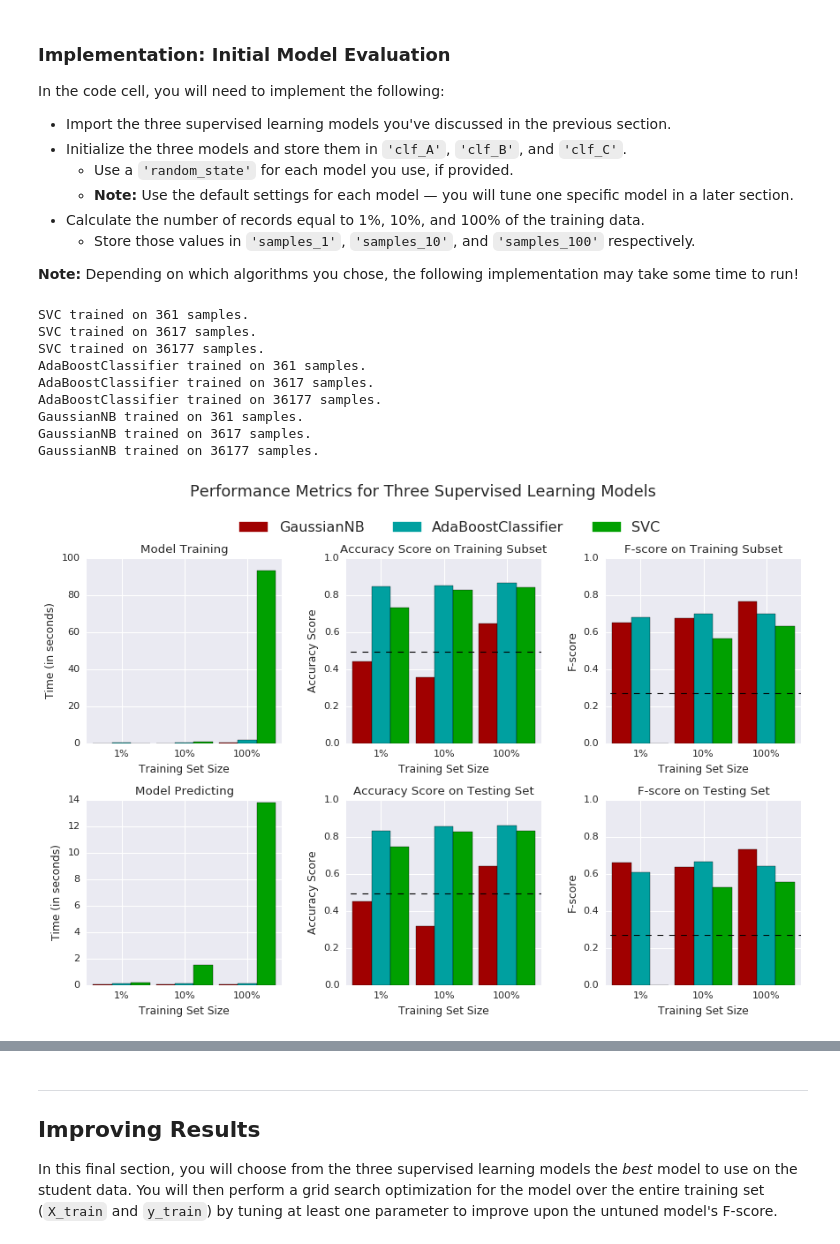
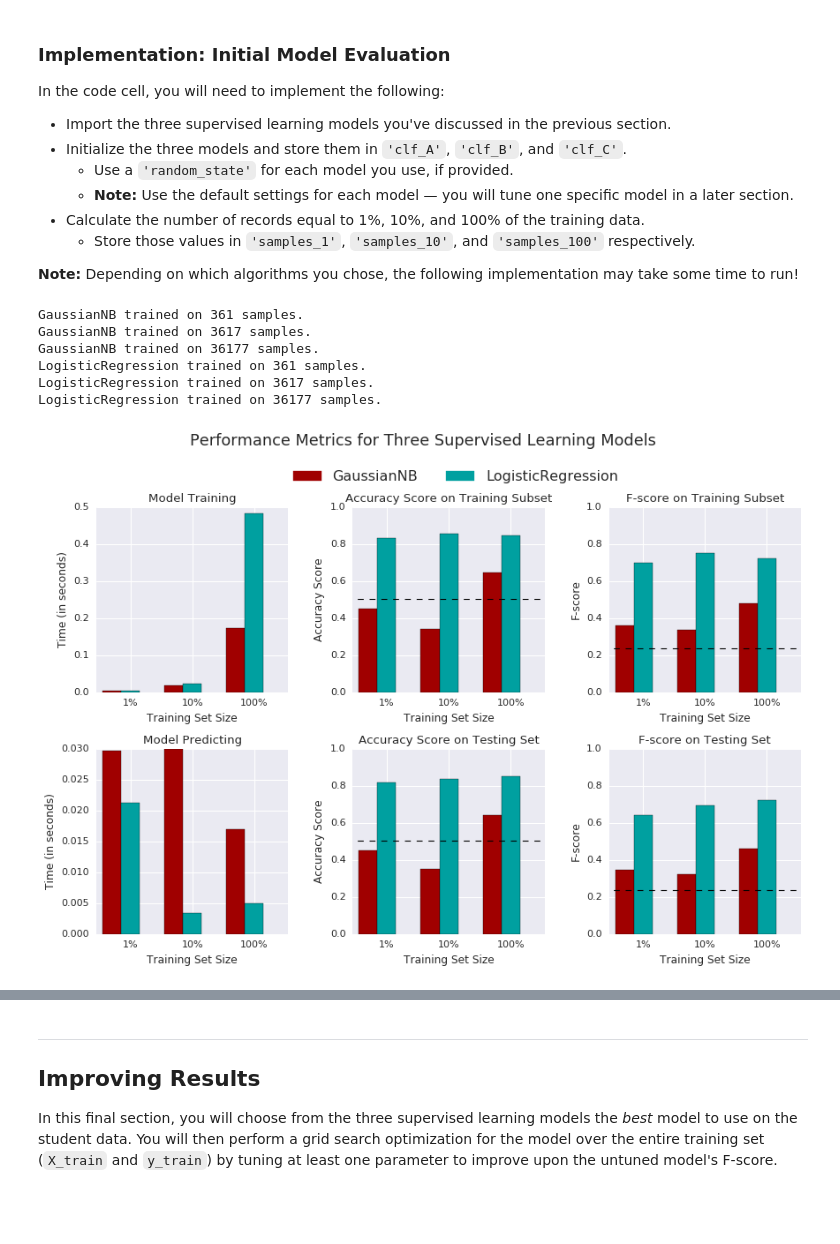
Before and after one commit to pcasaretto/finding_donors, a Jupyter notebook: finding_donors.ipynb, the cells around one changed output, grey strips where cells are left out. Drawn from its saved outputs; the diff is of its cells as text; code cells hidden in the pictures; blank space fills up the shorter version.

```diff
--- a/finding_donors.ipynb
+++ b/finding_donors.ipynb
@@ -464,53 +473,45 @@ In the code cell, you will need to implement the following:
 
 **Note:** Depending on which algorithms you chose, the following implementation may take some time to run!
 # %%
-# from sklearn.neural_network import MLPClassifier
 from sklearn.neighbors import KNeighborsClassifier
 from sklearn.svm import SVC
-# from sklearn.gaussian_process import GaussianProcessClassifier
-# from sklearn.gaussian_process.kernels import RBF
 from sklearn.tree import DecisionTreeClassifier
 from sklearn.ensemble import RandomForestClassifier, AdaBoostClassifier
 from sklearn.naive_bayes import GaussianNB
 from sklearn.discriminant_analysis import QuadraticDiscriminantAnalysis
 from sklearn.linear_model import SGDClassifier
+from sklearn.linear_model import LogisticRegression
 
-classifiers = [
-    # KNeighborsClassifier(3),
-    SVC(kernel="linear", C=0.025),
-    # SVC(gamma=2, C=1),
-    # DecisionTreeClassifier(max_depth=5),
-    # RandomForestClassifier(max_depth=5, n_estimators=10, max_features=1),
-    AdaBoostClassifier(),
-    GaussianNB(),
-    # QuadraticDiscriminantAnalysis(),
-    # SGDClassifier()
-]
+global_results = {}
 
-# TODO: Calculate the number of samples for 1%, 10%, and 100% of the training data
+# Calculate the number of samples for 1%, 10%, and 100% of the training data
 samples_1 = int(.01*X_train.shape[0])
 samples_10 = int(.1*X_train.shape[0])
 samples_100 = X_train.shape[0]
 
-# Collect results on the learners
-results = {}
-for clf in classifiers:
+def evaluate_classifiers(classifiers):
+  results = {}
+  for clf in classifiers:
     clf_name = clf.__class__.__name__
     results[clf_name] = {}
     for i, samples in enumerate([samples_1, samples_10, samples_100]):
-        results[clf_name][i] = \
-        train_predict(clf, samples, X_train, y_train, X_test, y_test)
+      results[clf_name][i] = \
+      train_predict(clf, samples, X_train, y_train, X_test, y_test)
 
-# Run metrics visualization for the three supervised learning models chosen
-vs.evaluate(results, accuracy, fscore)
+
+  vs.evaluate(results, accuracy, fscore)
+  return results
-# %% [output]
-SVC trained on 361 samples.
-SVC trained on 3617 samples.
-SVC trained on 36177 samples.
-AdaBoostClassifier trained on 361 samples.
-AdaBoostClassifier trained on 3617 samples.
-AdaBoostClassifier trained on 36177 samples.
-GaussianNB trained on 361 samples.
-GaussianNB trained on 3617 samples.
-GaussianNB trained on 36177 samples.
-[figure, removed]
+# %%
+classifiers = [
+    GaussianNB(),
+    LogisticRegression(random_state=42)
+]
+global_results.update(evaluate_classifiers(classifiers))
+# %% [output]
+GaussianNB trained on 361 samples.
+GaussianNB trained on 3617 samples.
+GaussianNB trained on 36177 samples.
+LogisticRegression trained on 361 samples.
+LogisticRegression trained on 3617 samples.
+LogisticRegression trained on 36177 samples.
+[figure, added]
```
Also changed, not shown: parts of 18 cells of this notebook, 5 other files.
